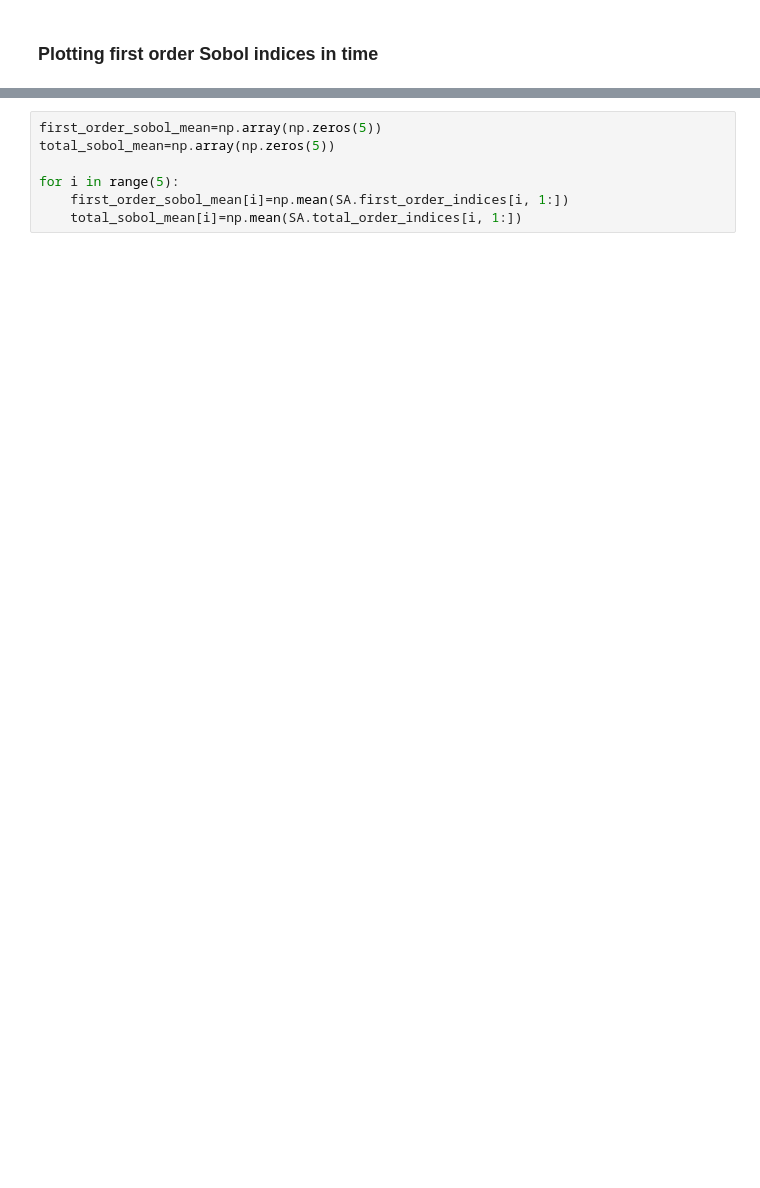
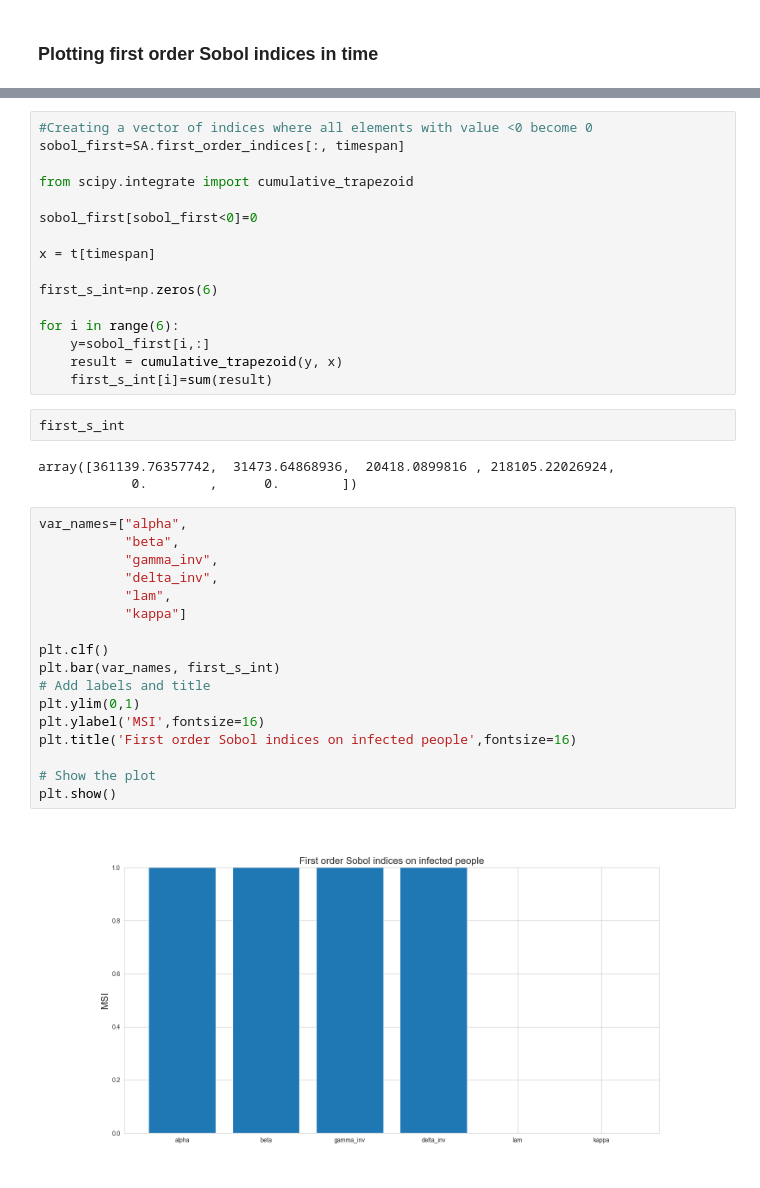
Before and after one commit to teobucci/computational-statistics, a Jupyter notebook: 04_SIR.ipynb, the cells around one changed output, grey strips where cells are left out. Cells and saved outputs as stored; diff of their text form; blank space fills up the shorter version.

```diff
--- a/04_SIR.ipynb
+++ b/04_SIR.ipynb
@@ -298,8 +257,41 @@ plt.show()
-# %%
-first_order_sobol_mean=np.array(np.zeros(5))
-total_sobol_mean=np.array(np.zeros(5))
-
-for i in range(5):
-    first_order_sobol_mean[i]=np.mean(SA.first_order_indices[i, 1:])
-    total_sobol_mean[i]=np.mean(SA.total_order_indices[i, 1:])
+# %%
+#Creating a vector of indices where all elements with value <0 become 0
+sobol_first=SA.first_order_indices[:, timespan]
+
+from scipy.integrate import cumulative_trapezoid
+
+sobol_first[sobol_first<0]=0
+
+x = t[timespan]
+
+first_s_int=np.zeros(6)
+
+for i in range(6):
+    y=sobol_first[i,:]
+    result = cumulative_trapezoid(y, x)
+    first_s_int[i]=sum(result)
+# %%
+first_s_int
+# %% [output]
+array([361139.76357742,  31473.64868936,  20418.0899816 , 218105.22026924,
+            0.        ,      0.        ])
+# %%
+var_names=["alpha",
+           "beta",
+           "gamma_inv",
+           "delta_inv",
+           "lam",
+           "kappa"]
+
+plt.clf()
+plt.bar(var_names, first_s_int)
+# Add labels and title
+plt.ylim(0,1)
+plt.ylabel('MSI',fontsize=16)
+plt.title('First order Sobol indices on infected people',fontsize=16)
+
+# Show the plot
+plt.show()
+# %% [output]
+[figure, added]
 # %%
```
Also changed, not shown: parts of 32 cells of this notebook, 1 other file.
